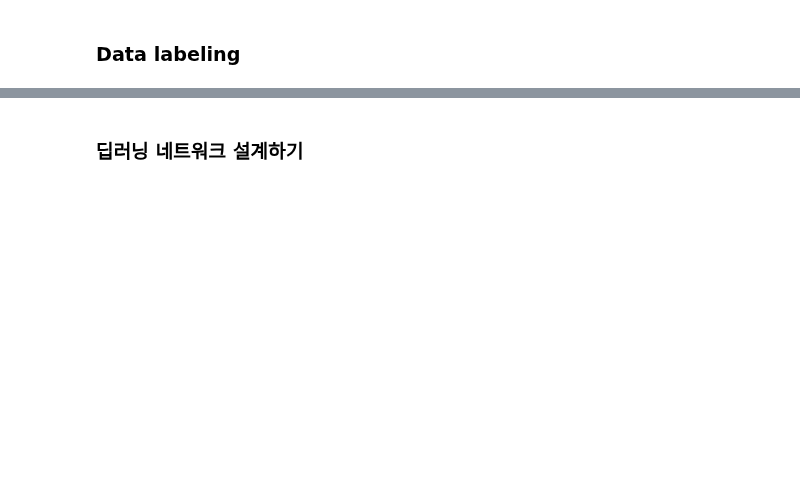
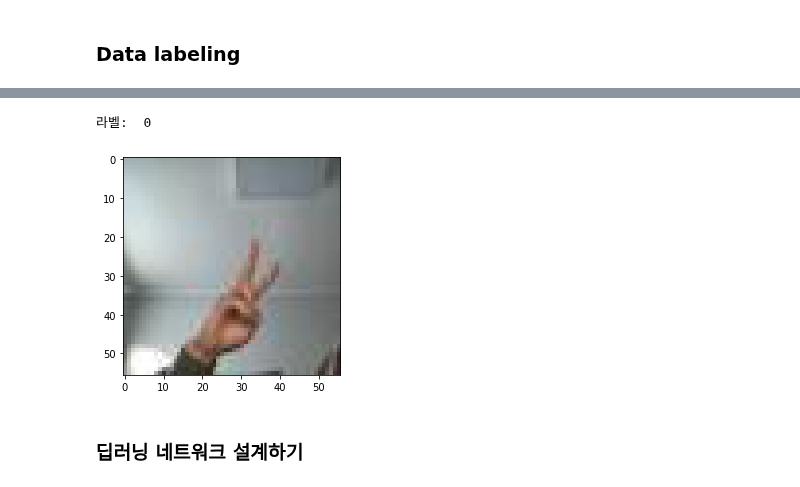
Before and after one commit to cowFarmer/AI_study, a Jupyter notebook: rock_scissor_paper/learning.ipynb, the cells around one changed output, grey strips where cells are left out. Saved outputs shown, nothing was run; the diff lists cells and outputs as text; code cells hidden in the pictures; blank space fills up the shorter version.

```diff
--- a/rock_scissor_paper/learning.ipynb
+++ b/rock_scissor_paper/learning.ipynb
@@ -72,11 +121,9 @@ print("보 이미지 resize 완료!")
 # %% [markdown]
 ### Data labeling
 # %%
-import numpy as np
-
-def load_data(img_path, number_of_data=2700):  # 가위바위보 이미지 개수 총합에 주의하세요.
+def load_data(img_path, number_of_data=2700):  # 가위바위보 이미지 개수 총합에 주의하세요. 기존 300 -> 2700
     # 가위 : 0, 바위 : 1, 보 : 2
-    img_size=28
+    img_size=56  # 28 -> 56
     color=3
     #이미지 데이터와 라벨(가위 : 0, 바위 : 1, 보 : 2) 데이터를 담을 행렬(matrix) 영역을 생성합니다.
     imgs=np.zeros(number_of_data*img_size*img_size*color,dtype=np.int32).reshape(number_of_data,img_size,img_size,color)
@@ -107,7 +154,7 @@ def load_data(img_path, number_of_data=2700):  # 가위바위보 이미지 개
 image_dir_path = os.getenv("HOME") + "/aiffel/rock_scissor_paper"
 (x_train, y_train)=load_data(image_dir_path)
 x_train_norm = x_train/255.0   # 입력은 0~1 사이의 값으로 정규화
-# print(x_train_norm)
+print(x_train_norm)
 
 print("x_train shape: {}".format(x_train.shape))
 print("y_train shape: {}".format(y_train.shape))
@@ -114,7 +179,10 @@ print("y_train shape: {}".format(y_train.shape))
 # %%
 # 이미지 불러오기
-plt.imshow(x_train[1])
-print('라벨: ', y_train[50])
+plt.imshow(x_train[0])
+print('라벨: ', y_train[0])
+# %% [output]
+라벨:  0
+[figure, added]
 # %% [markdown]
 ### 딥러닝 네트워크 설계하기
 # %%
```
Also changed, not shown: parts of 15 cells of this notebook.
